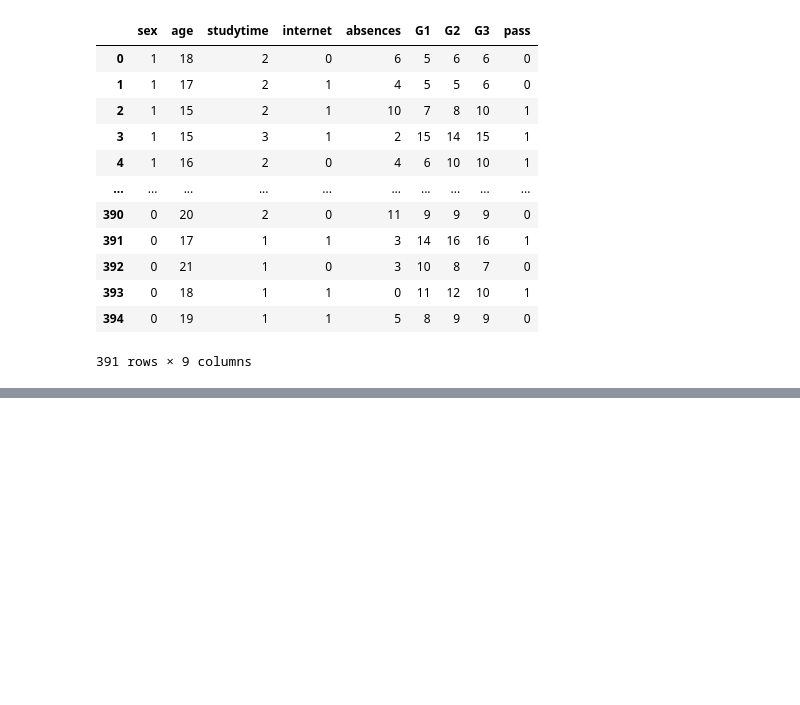
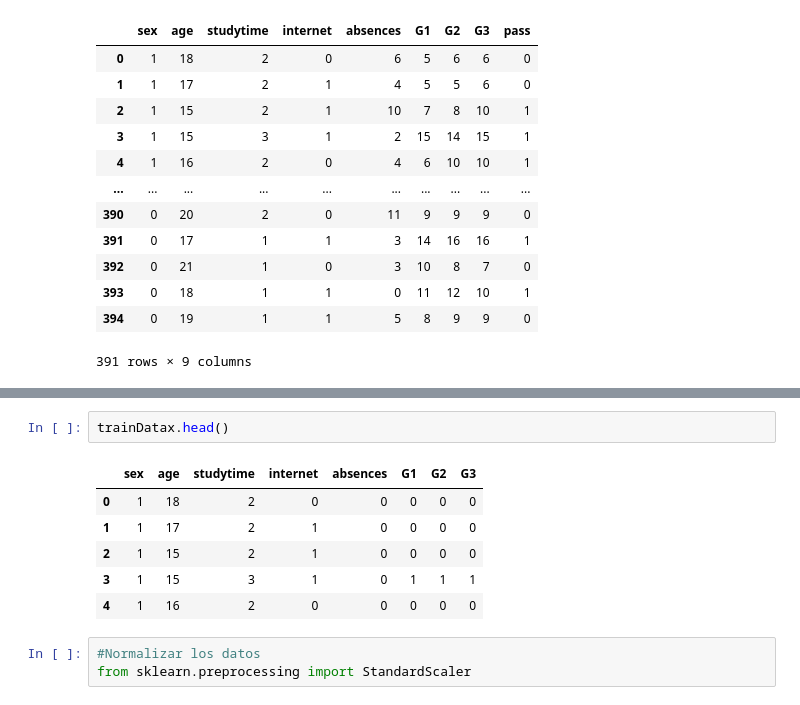
Before and after one commit to k1hector159/REDES-NEURONALES, a Jupyter notebook: RENDICION_ACADEMICO_RN.ipynb, the cells around one changed output, grey strips where cells are left out. Cells and saved outputs as stored; diff of their text form; blank space fills up the shorter version.

```diff
--- a/RENDICION_ACADEMICO_RN.ipynb
+++ b/RENDICION_ACADEMICO_RN.ipynb
@@ -83,0 +186,12 @@ train
+# %%
+trainDatax.head()
+# %% [output]
+|  | sex | age | studytime | internet | absences | G1 | G2 | G3 |
+| 0 | 1 | 18 | 2 | 0 | 0 | 0 | 0 | 0 |
+| 1 | 1 | 17 | 2 | 1 | 0 | 0 | 0 | 0 |
+| 2 | 1 | 15 | 2 | 1 | 0 | 0 | 0 | 0 |
+| 3 | 1 | 15 | 3 | 1 | 0 | 1 | 1 | 1 |
+| 4 | 1 | 16 | 2 | 0 | 0 | 0 | 0 | 0 |
+# %%
+#Normalizar los datos
+from sklearn.preprocessing import StandardScaler
```
Also changed, not shown: parts of 27 cells of this notebook.
